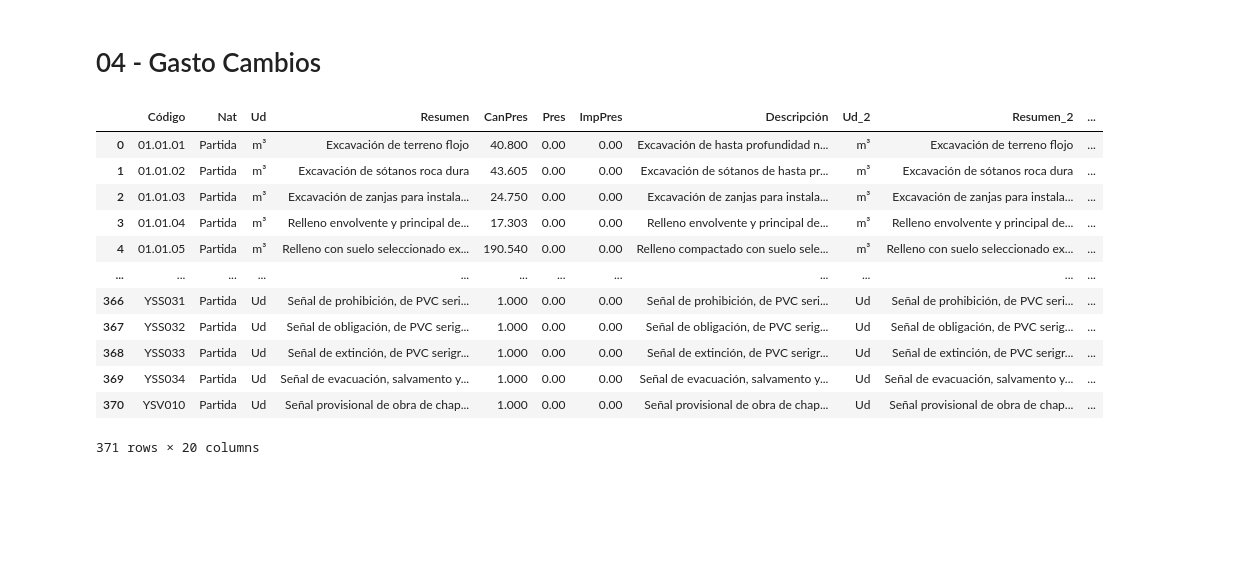
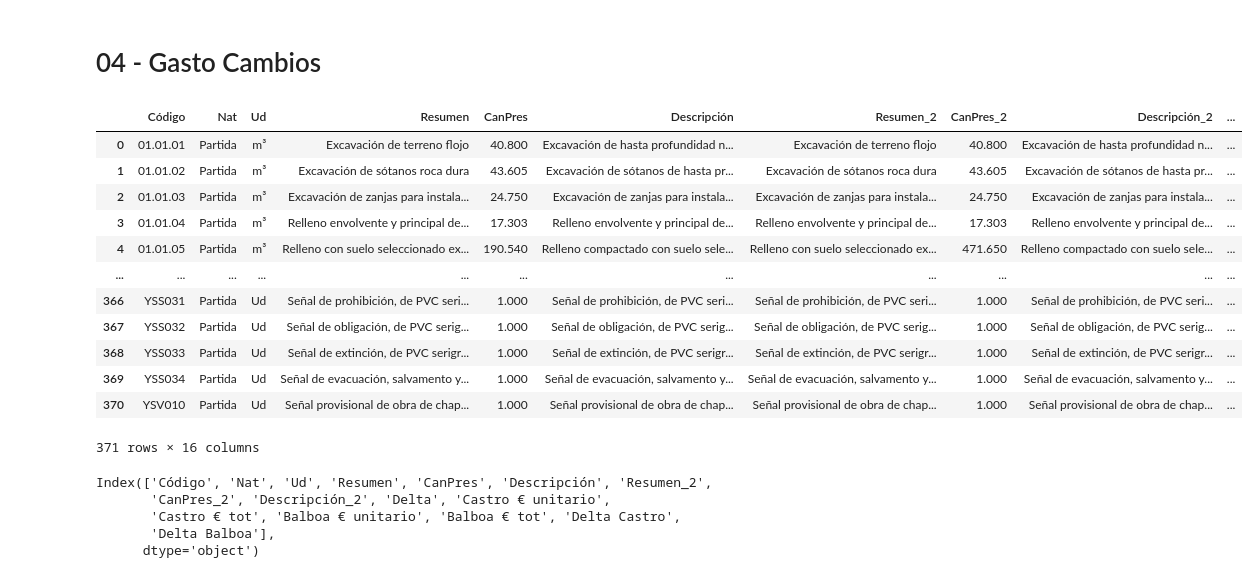
Before and after one commit to JotaBlanco/Pernas, a Jupyter notebook: Bc3.ipynb, the cells around one changed output. Saved outputs shown, nothing was run; the diff lists cells and outputs as text; code cells hidden in the pictures; blank space fills up the shorter version.

```diff
--- a/Bc3.ipynb
+++ b/Bc3.ipynb
@@ -120,0 +109,21 @@ df_both.head()
+# %%
+cols = ['Código', 'Nat', 'Ud', 'Resumen', 'CanPres', 'Descripción']
+df_both = pd.merge(df0[cols], df1[cols], on=["Código", "Nat"], how="outer", suffixes=("", "_2"))
+
+# Delete Ud_2 (not needed but display to double-check)
+f1 = df_both["Ud"]!=df_both["Ud_2"]
+f2 = df_both["Ud"].notnull() & df_both["Ud_2"].notnull()
+display(df_both[f1&f2])
+df_both = df_both.drop(columns=["Ud_2"])
+
+# Limpieza de las columnas numéricas
+for col in ["CanPres", "CanPres_2"]:
+    if col in df_both.columns:
+        df_both[col] = df_both[col].astype(str)  # Asegura que sean strings
+        df_both[col] = df_both[col].str.replace(',', '', regex=False)  # Cambia coma por punto (decimal)
+        df_both[col] = pd.to_numeric(df_both[col], errors='coerce')  # Convierte a float, NaN si no se puede
+df_both[["CanPres", "CanPres_2"]] = df_both[["CanPres", "CanPres_2"]].fillna(0)
+
+# Some printing
+print(len(df0), len(df1), len(df_both))
+df_both.head()
@@ -241,6 +253,13 @@ Index([           'Código',               'Nat',                'Ud',
 # %% [markdown]
 # 04 - Gasto Cambios
 # %%
+def safe_delta(row):
+    try:
+        delta = float(row["CanPres_2"]) - float(row["CanPres"])
+        return delta
+    except:
+        return np.nan
+
 def safe_diff_castro(row):
     try:
         delta = float(row["CanPres_2"]) - float(row["CanPres"])
@@ -256,22 +275,32 @@ def safe_diff_balboa(row):
     except:
         return np.nan
 # %%
+df_both["Delta"] = df_both.apply(safe_delta, axis=1)
+
 cols = ['Código', 'Castro € unitario', 'Castro € tot', 'Balboa € unitario', 'Balboa € tot']
 df_precios = pd.merge(df_both, df[cols], on="Código", how="left")
 df_precios["Delta Castro"] = df_precios.apply(safe_diff_castro, axis=1)
 df_precios["Delta Balboa"] = df_precios.apply(safe_diff_balboa, axis=1)
 df_precios
 # %% [output]
-|  | Código | Nat | Ud | Resumen | CanPres | Pres | ImpPres | Descripción | Ud_2 | Resumen_2 | ... |
-| 0 | 01.01.01 | Partida | m³ | Excavación de terreno flojo | 40.800 | 0.00 | 0.00 | Excavación de hasta profundidad n... | m³ | Excavación de terreno flojo | ... |
-| 1 | 01.01.02 | Partida | m³ | Excavación de sótanos roca dura | 43.605 | 0.00 | 0.00 | Excavación de sótanos de hasta pr... | m³ | Excavación de sótanos roca dura | ... |
-| 2 | 01.01.03 | Partida | m³ | Excavación de zanjas para instala... | 24.750 | 0.00 | 0.00 | Excavación de zanjas para instala... | m³ | Excavación de zanjas para instala... | ... |
-| 3 | 01.01.04 | Partida | m³ | Relleno envolvente y principal de... | 17.303 | 0.00 | 0.00 | Relleno envolvente y principal de... | m³ | Relleno envolvente y principal de... | ... |
-| 4 | 01.01.05 | Partida | m³ | Relleno con suelo seleccionado ex... | 190.540 | 0.00 | 0.00 | Relleno compactado con suelo sele... | m³ | Relleno con suelo seleccionado ex... | ... |
-| ... | ... | ... | ... | ... | ... | ... | ... | ... | ... | ... | ... |
-| 366 | YSS031 | Partida | Ud | Señal de prohibición, de PVC seri... | 1.000 | 0.00 | 0.00 | Señal de prohibición, de PVC seri... | Ud | Señal de prohibición, de PVC seri... | ... |
-| 367 | YSS032 | Partida | Ud | Señal de obligación, de PVC serig... | 1.000 | 0.00 | 0.00 | Señal de obligación, de PVC serig... | Ud | Señal de obligación, de PVC serig... | ... |
-| 368 | YSS033 | Partida | Ud | Señal de extinción, de PVC serigr... | 1.000 | 0.00 | 0.00 | Señal de extinción, de PVC serigr... | Ud | Señal de extinción, de PVC serigr... | ... |
-| 369 | YSS034 | Partida | Ud | Señal de evacuación, salvamento y... | 1.000 | 0.00 | 0.00 | Señal de evacuación, salvamento y... | Ud | Señal de evacuación, salvamento y... | ... |
-| 370 | YSV010 | Partida | Ud | Señal provisional de obra de chap... | 1.000 | 0.00 | 0.00 | Señal provisional de obra de chap... | Ud | Señal provisional de obra de chap... | ... |
+|  | Código | Nat | Ud | Resumen | CanPres | Descripción | Resumen_2 | CanPres_2 | Descripción_2 | ... |
+| 0 | 01.01.01 | Partida | m³ | Excavación de terreno flojo | 40.800 | Excavación de hasta profundidad n... | Excavación de terreno flojo | 40.800 | Excavación de hasta profundidad n... | ... |
+| 1 | 01.01.02 | Partida | m³ | Excavación de sótanos roca dura | 43.605 | Excavación de sótanos de hasta pr... | Excavación de sótanos roca dura | 43.605 | Excavación de sótanos de hasta pr... | ... |
+| 2 | 01.01.03 | Partida | m³ | Excavación de zanjas para instala... | 24.750 | Excavación de zanjas para instala... | Excavación de zanjas para instala... | 24.750 | Excavación de zanjas para instala... | ... |
+| 3 | 01.01.04 | Partida | m³ | Relleno envolvente y principal de... | 17.303 | Relleno envolvente y principal de... | Relleno envolvente y principal de... | 17.303 | Relleno envolvente y principal de... | ... |
+| 4 | 01.01.05 | Partida | m³ | Relleno con suelo seleccionado ex... | 190.540 | Relleno compactado con suelo sele... | Relleno con suelo seleccionado ex... | 471.650 | Relleno compactado con suelo sele... | ... |
+| ... | ... | ... | ... | ... | ... | ... | ... | ... | ... | ... |
+| 366 | YSS031 | Partida | Ud | Señal de prohibición, de PVC seri... | 1.000 | Señal de prohibición, de PVC seri... | Señal de prohibición, de PVC seri... | 1.000 | Señal de prohibición, de PVC seri... | ... |
+| 367 | YSS032 | Partida | Ud | Señal de obligación, de PVC serig... | 1.000 | Señal de obligación, de PVC serig... | Señal de obligación, de PVC serig... | 1.000 | Señal de obligación, de PVC serig... | ... |
+| 368 | YSS033 | Partida | Ud | Señal de extinción, de PVC serigr... | 1.000 | Señal de extinción, de PVC serigr... | Señal de extinción, de PVC serigr... | 1.000 | Señal de extinción, de PVC serigr... | ... |
+| 369 | YSS034 | Partida | Ud | Señal de evacuación, salvamento y... | 1.000 | Señal de evacuación, salvamento y... | Señal de evacuación, salvamento y... | 1.000 | Señal de evacuación, salvamento y... | ... |
+| 370 | YSV010 | Partida | Ud | Señal provisional de obra de chap... | 1.000 | Señal provisional de obra de chap... | Señal provisional de obra de chap... | 1.000 | Señal provisional de obra de chap... | ... |
-371 rows × 20 columns
+371 rows × 16 columns
+# %%
+df_precios.columns
+# %% [output]
+Index(['Código', 'Nat', 'Ud', 'Resumen', 'CanPres', 'Descripción', 'Resumen_2',
+       'CanPres_2', 'Descripción_2', 'Delta', 'Castro € unitario',
+       'Castro € tot', 'Balboa € unitario', 'Balboa € tot', 'Delta Castro',
+       'Delta Balboa'],
+      dtype='object')
```
Also changed, not shown: parts of 8 cells of this notebook.
